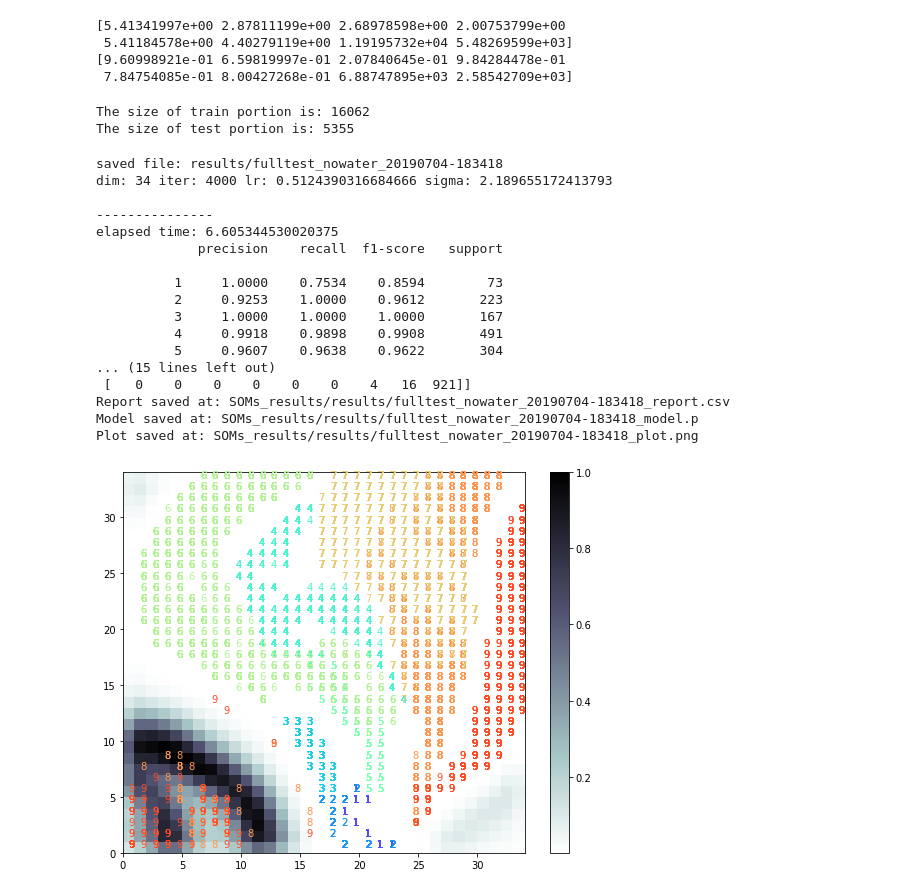
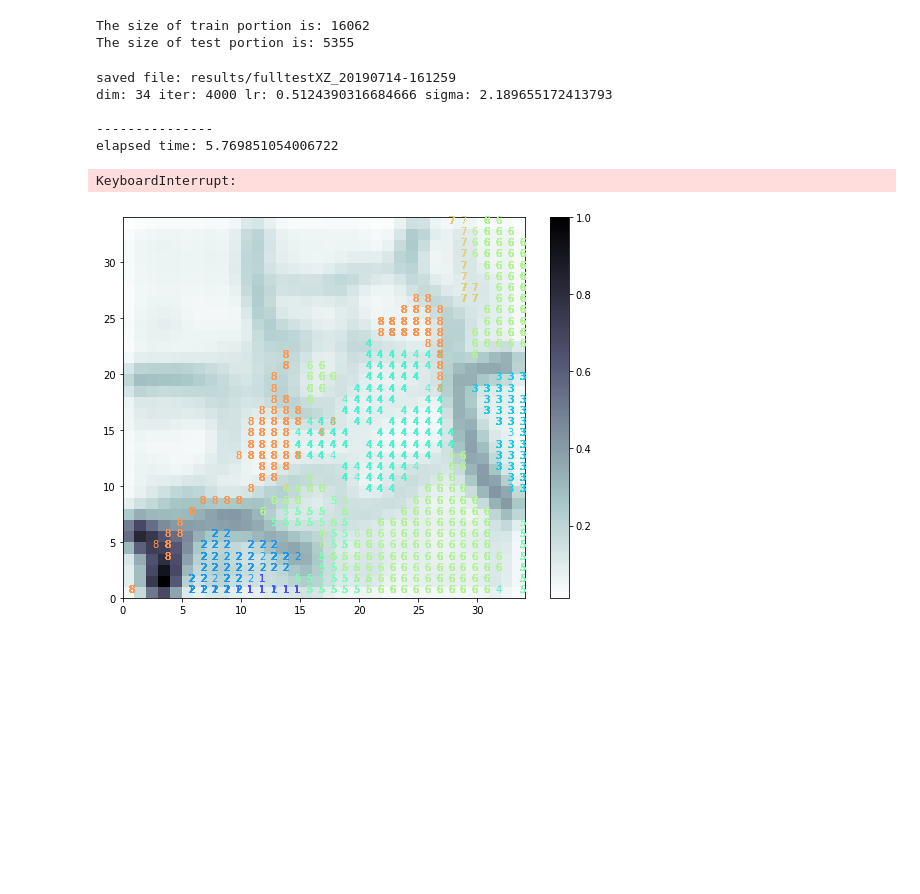
Before and after one commit to msc-acse/acse-9-independent-research-project-wafflescore, a Jupyter notebook: Working Files/SOMs.ipynb, the cells around one changed output. Saved outputs shown, nothing was run; the diff lists cells and outputs as text; code cells hidden in the pictures; blank space fills up the shorter version.

Commit message:
separate funcs into py files

```diff
--- a/Working Files/SOMs.ipynb
+++ b/Working Files/SOMs.ipynb
@@ -296,31 +137,13 @@ Plotting the histogram Qs of each class.
-# %%
-means = np.mean(data, axis=0)
-stds = np.std(data, axis=0)
-norm_data2 = normalize2(data, means, stds)
-# %% [output]
-[5.41341997e+00 2.87811199e+00 2.68978598e+00 2.00753799e+00
- 5.41184578e+00 4.40279119e+00 1.19195732e+04 5.48269599e+03]
-[9.60998921e-01 6.59819997e-01 2.07840645e-01 9.84284478e-01
- 7.84754085e-01 8.00427268e-01 6.88747895e+03 2.58542709e+03]
 # %%
 seed = 10
 
-## data normalization
-# norm_data = normalize(data[:,1:])
+fdir = 'data/norm_data_xz.npy'
+norm_data = np.load(fdir)
 
-# # norm 2
-# means = np.mean(data, axis=0)
-# stds = np.std(data, axis=0)
-# norm_data = normalize2(data, means, stds)
+ldir = 'data/label.npy'
+label = np.load(ldir)
 
-# # norm2 no x z
-means = np.mean(data[:,:-2], axis=0)
-stds = np.std(data[:,:-2], axis=0)
-norm_data = normalize2(data[:,:-2], means, stds)
-
-# mean = data[:,:-2].mean()
-# std = data[:,:-2].std()
-# norm_data = normalize(data[:,:-2], mean, std)
+# split data into train and test portion
 X_train, X_test, y_train, y_test = train_test_split(norm_data, label, random_state=seed)
 
 print("The size of train portion is:" , len(X_train))
@@ -329,57 +152,47 @@ print("The size of test portion is:" , len(X_test))
 The size of train portion is: 16062
 The size of test portion is: 5355
 # %%
-### test SOMs -- old norm
+### test SOMs
 timestr = tm.strftime("%Y%m%d-%H%M%S")
 
 # initialize hyperparameters
 dim = 34
 iter_cnt = 4000
 lr = 0.5124390316684666
 sigma = 2.189655172413793
+re_inf = -9999
 
 # define model name for saving
-model_name = 'results/fulltest_nowater_' + str(timestr)
+model_name = 'results/fulltestXZ_' + str(timestr)
 print('saved file:', model_name)
 print('dim:', dim, 'iter:', iter_cnt, 'lr:', lr, 'sigma:',sigma)
 print('\n---------------')
 
 som = som_assemble(norm_data, seed, dim, lr, sigma)
 
 start = timer()
-som.train_random(X_train, iter_cnt, verbose=False)
+som.train_random(norm_data, iter_cnt, verbose=False)
 end = timer()
 elapsed_time = end - start
 print('elapsed time:', elapsed_time)
 
-som.labels_map(X_train, y_train)
-y_pred = np.array(som.classify(X_test))
+# som.labels_map(X_train, y_train)
+# y_pred = np.array(som.classify(X_test))
 
-report = classification_report(y_test, y_pred, digits=4)
-print(report)
-c_matrix = confusion_matrix(y_test, y_pred)
-print(c_matrix)
+# report = classification_report(y_test, y_pred, digits=4)
+# print(report)
+# c_matrix = confusion_matrix(y_test, y_pred)
+# print(c_matrix)
 
 param_vals = write_param(model_name, dim, iter_cnt, lr, re_inf, elapsed_time, sigma)
-save_som(param_vals, som, report, c_matrix, model_name)
-plot_som(som, norm_data, label, model_name=model_name, save=True)
+# save_som(param_vals, som, report, c_matrix, model_name)
+plot_som(som, norm_data, label, model_name=model_name, save=False)
 # %% [output]
-saved file: results/fulltest_nowater_20190704-183418
+saved file: results/fulltestXZ_20190714-161259
 dim: 34 iter: 4000 lr: 0.5124390316684666 sigma: 2.189655172413793
 
 ---------------
-elapsed time: 6.605344530020375
-             precision    recall  f1-score   support
-
-          1     1.0000    0.7534    0.8594        73
-          2     0.9253    1.0000    0.9612       223
-          3     1.0000    1.0000    1.0000       167
-          4     0.9918    0.9898    0.9908       491
-          5     0.9607    0.9638    0.9622       304
-... (15 lines left out)
- [   0    0    0    0    0    0    4   16  921]]
-Report saved at: SOMs_results/results/fulltest_nowater_20190704-183418_report.csv
-Model saved at: SOMs_results/results/fulltest_nowater_20190704-183418_model.p
-Plot saved at: SOMs_results/results/fulltest_nowater_20190704-183418_plot.png
+elapsed time: 5.769851054006722
+KeyboardInterrupt:
-[figure, old version]
+[figure, new version]
 # %%
```
Also changed, not shown: parts of 47 cells of this notebook, 4 other files.
